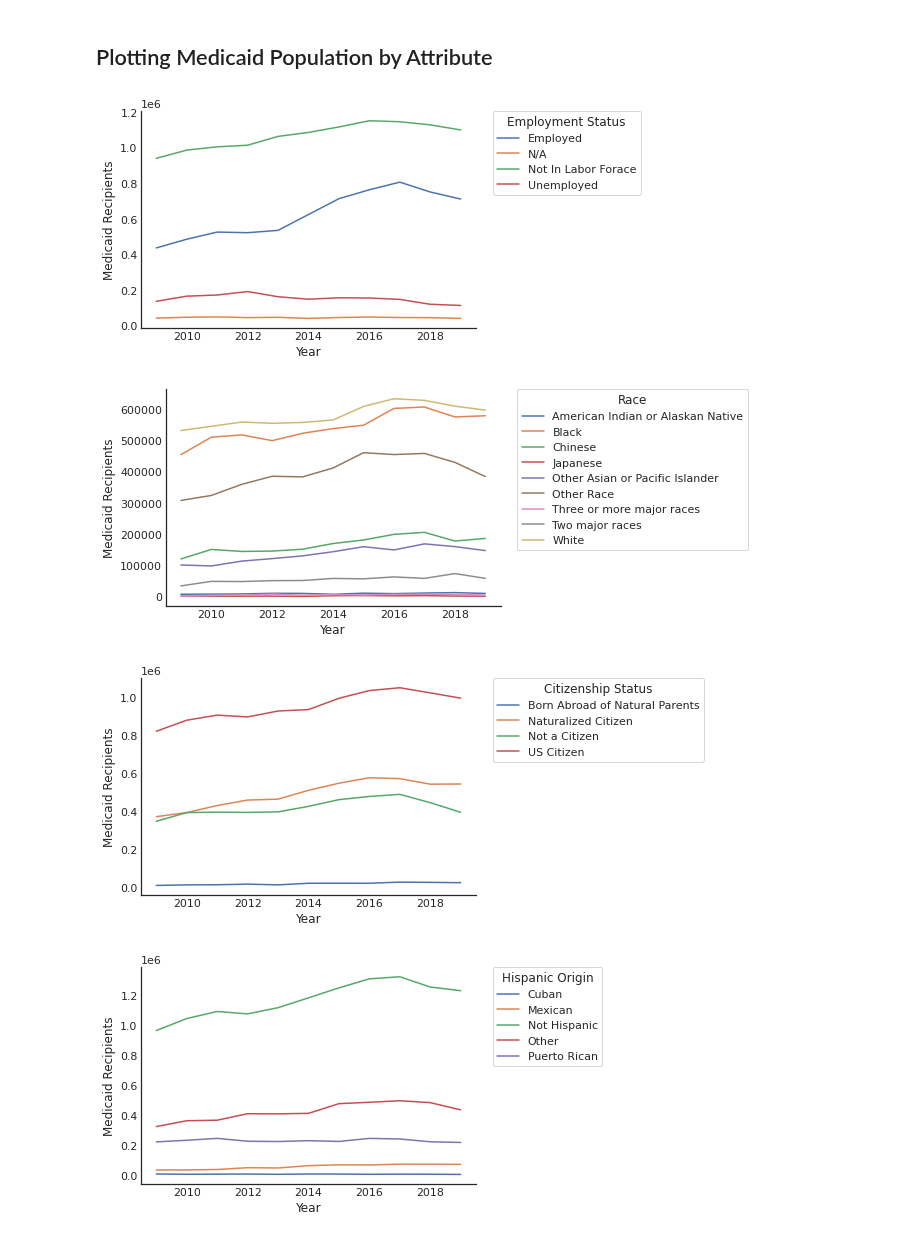
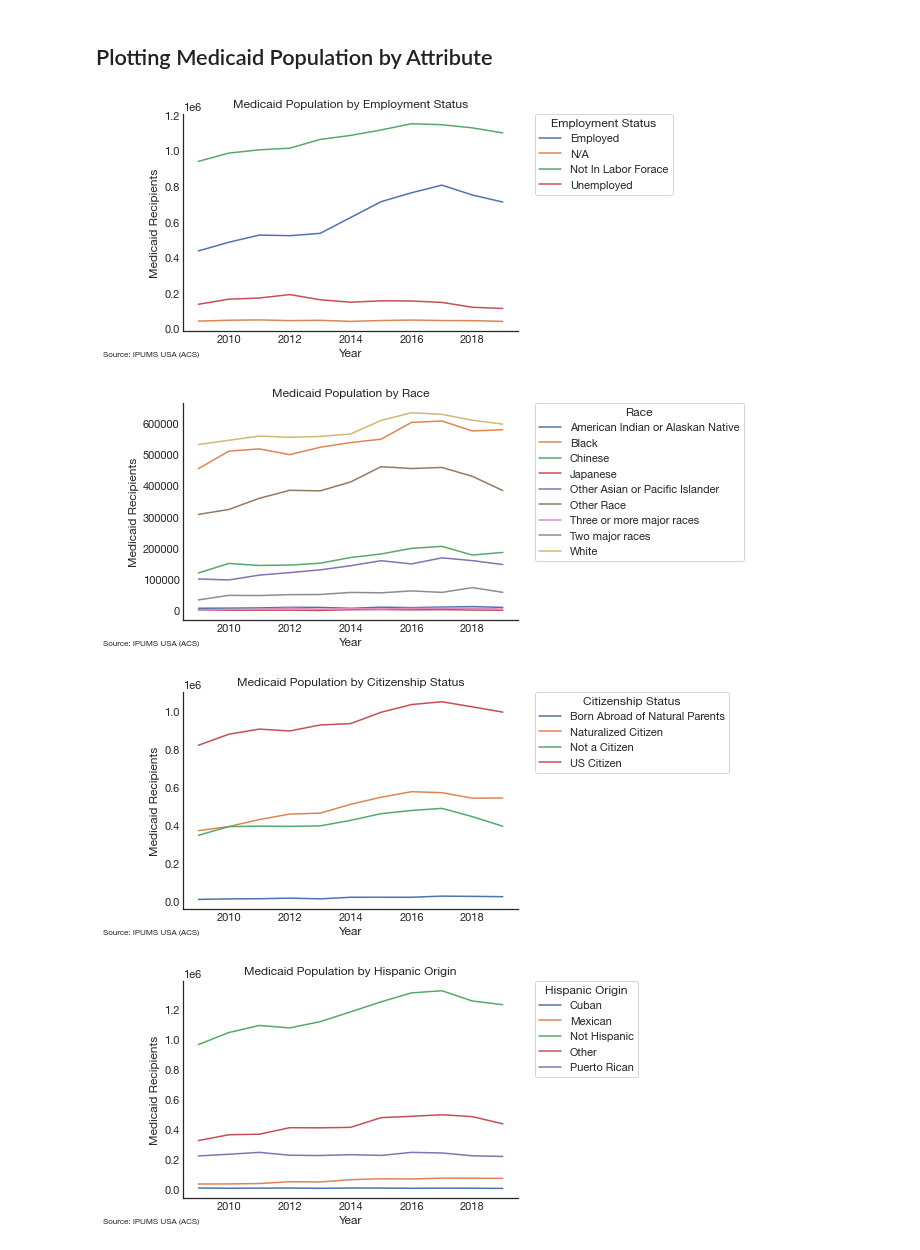
Before and after one commit to mspp-data-studio-2021/Ariel_Medex, a Jupyter notebook: 003 Plotting Medicaid Population by Demographic Attributes.ipynb, the cells around one changed output. Cells and saved outputs as stored; diff of their text form; code cells hidden in the pictures.

```diff
--- a/003 Plotting Medicaid Population by Demographic Attributes.ipynb
+++ b/003 Plotting Medicaid Population by Demographic Attributes.ipynb
@@ -55,2 +52,0 @@ year_wt = df.groupby(['YEAR'], as_index=False).sum('HINSCAIDWT')
-# %%
-sns.set_theme(context='notebook', style='white', font='Proxima Nova', font_scale=1)
@@ -57,3 +55,5 @@ sns.set_theme(context='notebook', style='white', font='Proxima Nova', font_scale
+# %%
+sns.set_theme(context='notebook', style='white', font='Helvetica Neue', font_scale=1)
 # %% [markdown]
 ## Plotting Weighted Medicaid Population in NYC 2009-2019
 # %%
@@ -86,31 +87,33 @@ df['CITIZEN'].replace({0: 'US Citizen', 1: 'Born Abroad of Natural Parents',
                        2: 'Naturalized Citizen', 3: 'Not a Citizen'}, inplace=True)
 df['HISPAN'].replace({0: 'Not Hispanic', 1: 'Mexican', 2: 'Puerto Rican',
                       3: 'Cuban', 4: 'Other', 9: 'Not Reported'}, inplace=True)
-df['HINSPUR'].replace({1: 'Insurance not Purchased Directly', 2: 'Insurance Purchased Directly'}, inplace=True)
+df['HINSPUR'].replace({1: 'Insurance not Purchased Directly from Marketplace', 2: 'Insurance Purchased Directly from Marketplace'}, inplace=True)
 # %% [markdown]
 Creating a dictionary to rename columns for plotting
 # %%
 dictionary = {'EMPSTAT': 'Employment Status', 'RACE': 'Race',
               'CITIZEN': 'Citizenship Status', 'SEX': 'Sex', 'COUNTYICP': 'Borough',
-              'HINSPUR': 'Marketplace Insurance', 'HISPAN': 'Hispanic Origin'}
+              'HINSPUR': 'Purchased Marketplace Insurance', 'HISPAN': 'Hispanic Origin'}
 # %% [markdown]
 ## Plotting Medicaid Population by Attribute
 # %%
 #list for loop
 list_plot_var = ['EMPSTAT', 'RACE', 'CITIZEN', 'HISPAN', 'HINSPUR', 'COUNTYICP', 'SEX']
 
 for this_var in list_plot_var:
     this_var_df = df.groupby(['YEAR', this_var], as_index=False).sum()[['YEAR', this_var, 'PERWT']]
     fig = plt.figure()
     ax = fig.add_subplot(111)
     y = sns.lineplot(x='YEAR', y='PERWT', hue=this_var, data=this_var_df)
     sns.despine()
-    y.set(xlabel='Year', ylabel='Medicaid Recipients')
+    y.set(xlabel='Year', ylabel='Medicaid Recipients', title='Medicaid Population by ' + dictionary[this_var])
     ax.tick_params(axis=u'both', which=u'both',length=0)
     plt.legend(bbox_to_anchor=(1.05, 1), loc=2, borderaxespad=0., title=dictionary[this_var])
+    plt.annotate('Source: IPUMS USA (ACS)', (0,0), (-80,-20), fontsize=8,
+             xycoords='axes fraction', textcoords='offset points', va='top')
     plt.savefig(f'plot_{this_var}.png', bbox_inches='tight')
 # %% [output]
-[figure, old version]
+[figure, new version]
-[figure, old version]
+[figure, new version]
-[figure, old version]
+[figure, new version]
-[figure, old version]
+[figure, new version]
```
Also changed, not shown: parts of 5 cells of this notebook, 1 other file.
